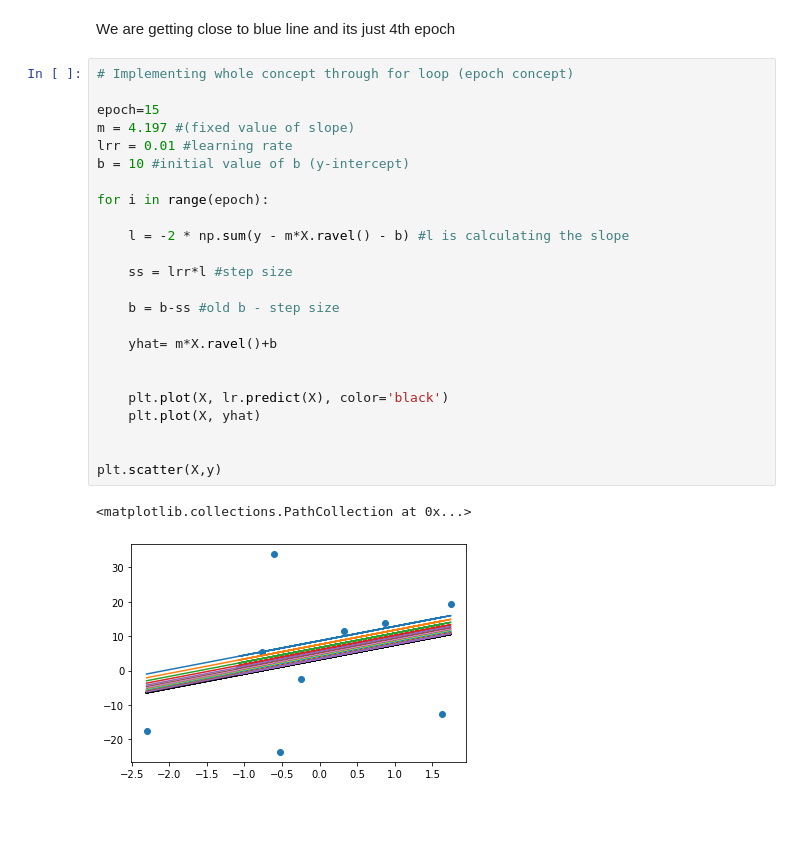
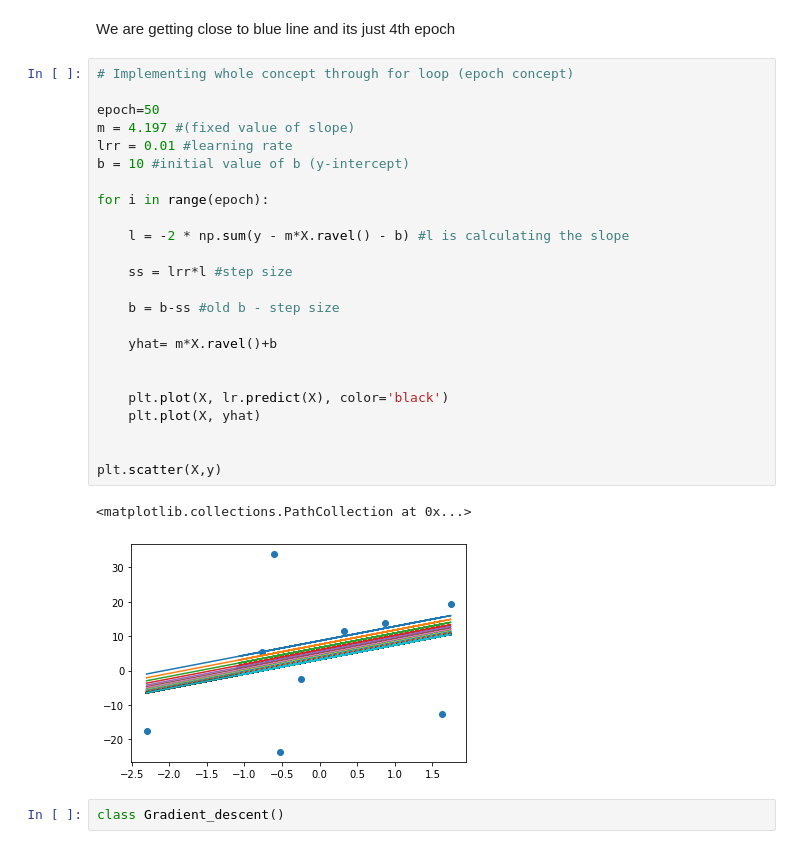
Before and after one commit to Shreejan-git/machine_learning_sklearn, a Jupyter notebook: GradientDescent_mathematical_formulation.ipynb, the cells around one changed output. Saved outputs shown, nothing was run; the diff lists cells and outputs as text; blank space fills up the shorter version.

Commit message:
Scratch implementation of gradient descent

```diff
--- a/GradientDescent_mathematical_formulation.ipynb
+++ b/GradientDescent_mathematical_formulation.ipynb
@@ -179,27 +181,29 @@ We are getting close to blue line and its just 4th epoch
 # %%
 # Implementing whole concept through for loop (epoch concept)
 
-epoch=15
+epoch=50
 m = 4.197 #(fixed value of slope)
 lrr = 0.01 #learning rate
 b = 10 #initial value of b (y-intercept)
 
 for i in range(epoch):
 
     l = -2 * np.sum(y - m*X.ravel() - b) #l is calculating the slope
 
     ss = lrr*l #step size
 
     b = b-ss #old b - step size
 
     yhat= m*X.ravel()+b
 
 
     plt.plot(X, lr.predict(X), color='black')
     plt.plot(X, yhat)
 
 
 plt.scatter(X,y)
 # %% [output]
 <matplotlib.collections.PathCollection at 0x...>
-[figure, old version]
+[figure, new version]
+# %%
+class Gradient_descent()
```
Also changed, not shown: parts of 1 cell of this notebook.
